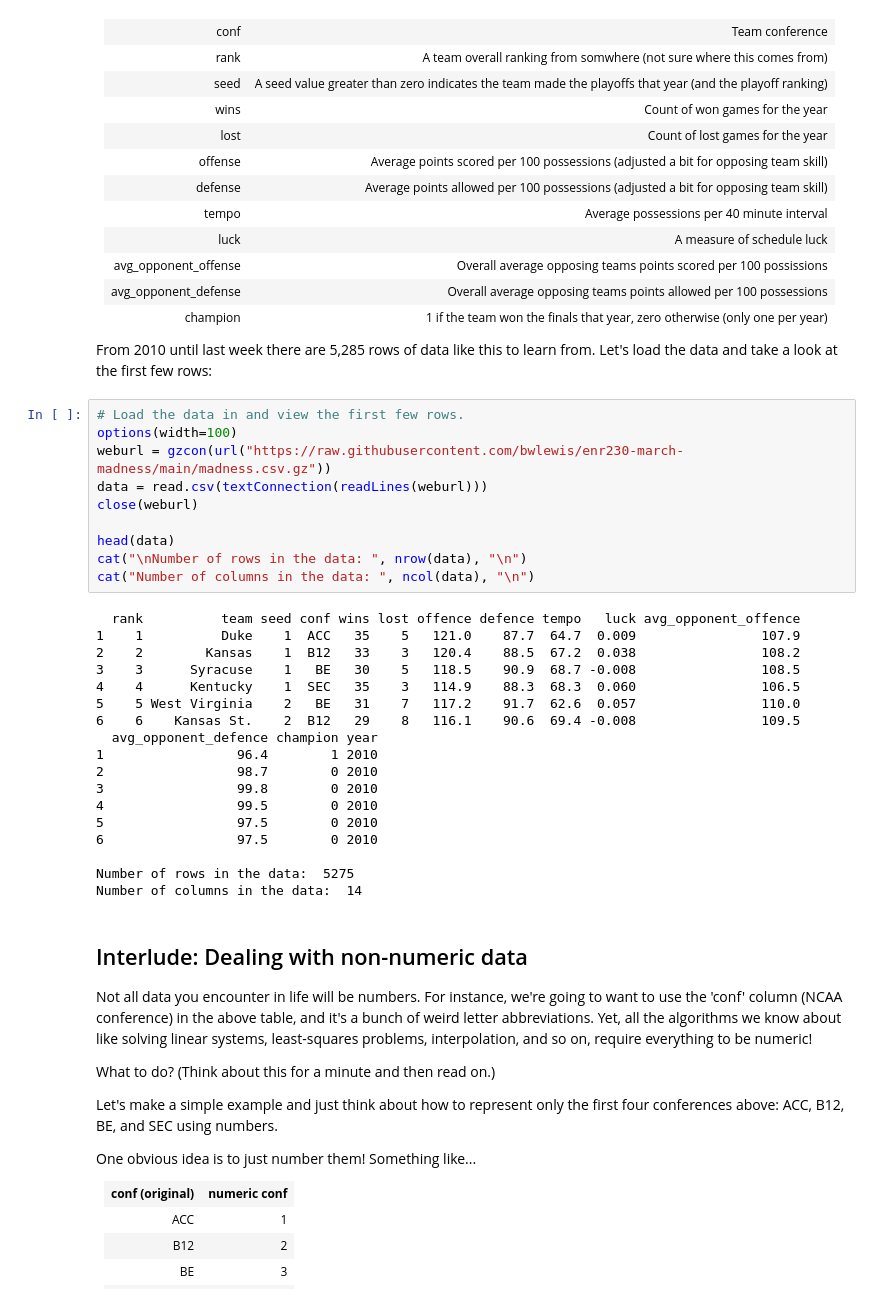
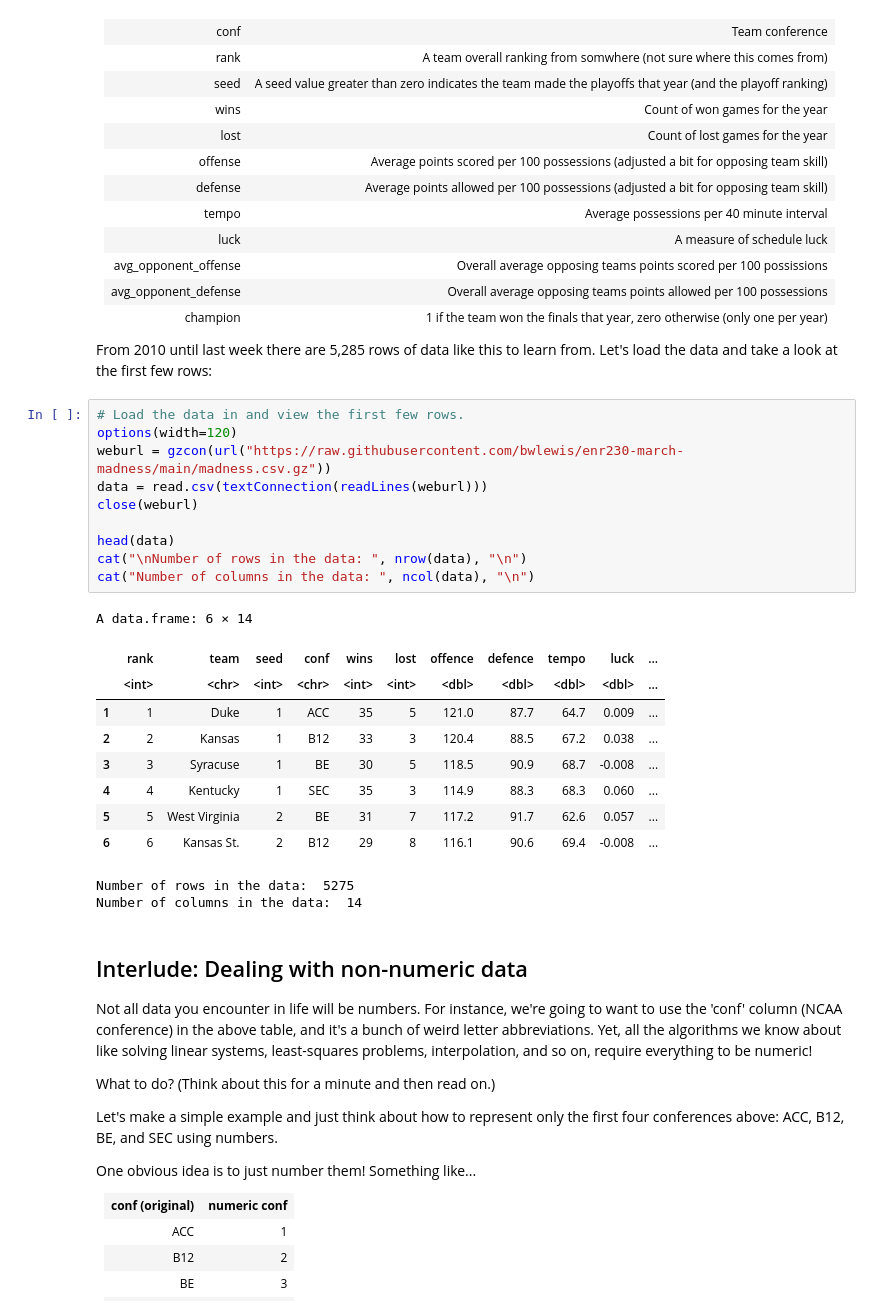
Before and after one commit to bwlewis/enr230-march-madness, a Jupyter notebook: march-madness.ipynb, the cells around one changed output. Saved outputs shown, nothing was run; the diff lists cells and outputs as text.

Commit message:
data

```diff
--- a/march-madness.ipynb
+++ b/march-madness.ipynb
@@ -42,32 +42,26 @@ Our data table consists of a record of all the teams and their basic statistics
 From 2010 until last week there are 5,285 rows of data like this to learn from. Let's load the data and take a look at the first few rows:
 # %%
 # Load the data in and view the first few rows.
-options(width=100)
+options(width=120)
 weburl = gzcon(url("https://raw.githubusercontent.com/bwlewis/enr230-march-madness/main/madness.csv.gz"))
 data = read.csv(textConnection(readLines(weburl)))
 close(weburl)
 
 head(data)
 cat("\nNumber of rows in the data: ", nrow(data), "\n")
 cat("Number of columns in the data: ", ncol(data), "\n")
 # %% [output]
-  rank          team seed conf wins lost offence defence tempo   luck avg_opponent_offence
-1    1          Duke    1  ACC   35    5   121.0    87.7  64.7  0.009                107.9
-2    2        Kansas    1  B12   33    3   120.4    88.5  67.2  0.038                108.2
-3    3      Syracuse    1   BE   30    5   118.5    90.9  68.7 -0.008                108.5
-4    4      Kentucky    1  SEC   35    3   114.9    88.3  68.3  0.060                106.5
-5    5 West Virginia    2   BE   31    7   117.2    91.7  62.6  0.057                110.0
-6    6    Kansas St.    2  B12   29    8   116.1    90.6  69.4 -0.008                109.5
-  avg_opponent_defence champion year
-1                 96.4        1 2010
-2                 98.7        0 2010
-3                 99.8        0 2010
-4                 99.5        0 2010
-5                 97.5        0 2010
-6                 97.5        0 2010
-
-Number of rows in the data:  5275
-Number of columns in the data:  14
+A data.frame: 6 × 14
+|  | rank | team | seed | conf | wins | lost | offence | defence | tempo | luck | ... |
+|  | <int> | <chr> | <int> | <chr> | <int> | <int> | <dbl> | <dbl> | <dbl> | <dbl> | ... |
+| 1 | 1 | Duke | 1 | ACC | 35 | 5 | 121.0 | 87.7 | 64.7 | 0.009 | ... |
+| 2 | 2 | Kansas | 1 | B12 | 33 | 3 | 120.4 | 88.5 | 67.2 | 0.038 | ... |
+| 3 | 3 | Syracuse | 1 | BE | 30 | 5 | 118.5 | 90.9 | 68.7 | -0.008 | ... |
+| 4 | 4 | Kentucky | 1 | SEC | 35 | 3 | 114.9 | 88.3 | 68.3 | 0.060 | ... |
+| 5 | 5 | West Virginia | 2 | BE | 31 | 7 | 117.2 | 91.7 | 62.6 | 0.057 | ... |
+| 6 | 6 | Kansas St. | 2 | B12 | 29 | 8 | 116.1 | 90.6 | 69.4 | -0.008 | ... |
+Number of rows in the data:  5275
+Number of columns in the data:  14
 # %% [markdown]
 ## Interlude: Dealing with non-numeric data
 
```
Also changed, not shown: parts of 3 cells of this notebook.
